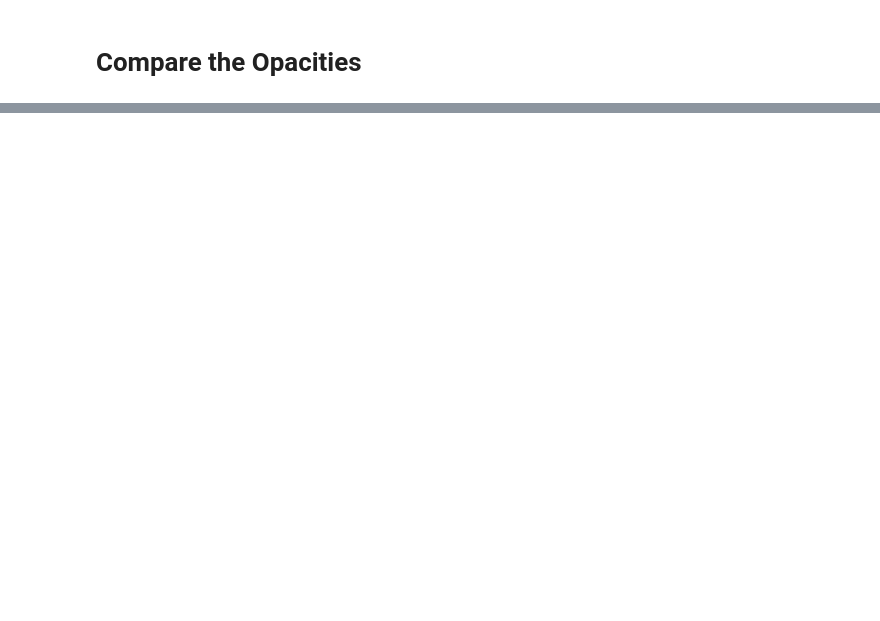
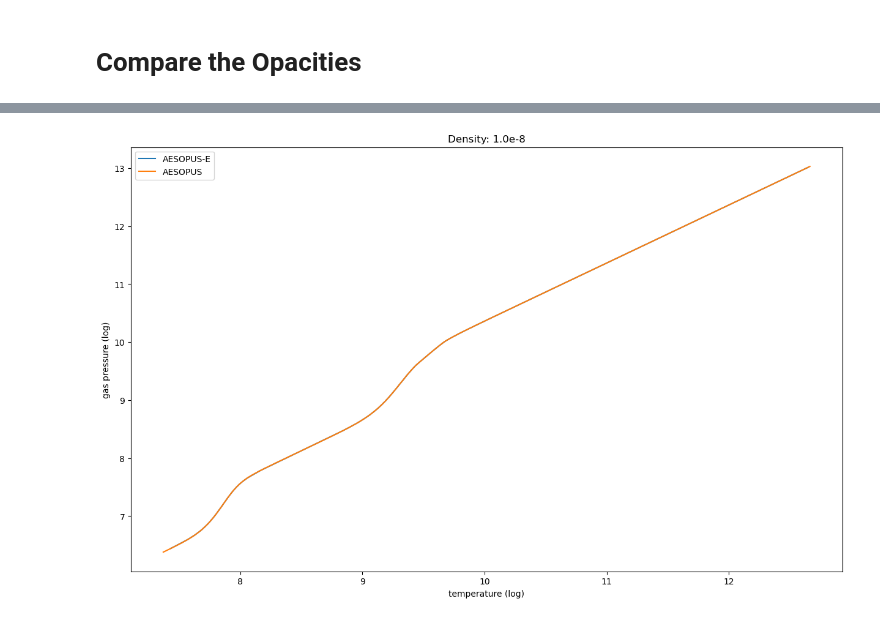
Before and after one commit to pe1995/TSO.jl, a Jupyter notebook: examples/converting_tables/aesopus.ipynb, the cells around one changed output, grey strips where cells are left out. Saved outputs shown, nothing was run; the diff lists cells and outputs as text; code cells hidden in the pictures; blank space fills up the shorter version.

```diff
--- a/examples/converting_tables/aesopus.ipynb
+++ b/examples/converting_tables/aesopus.ipynb
@@ -245,0 +151,17 @@ x + y + z
+# %%
+close()
+
+f, ax = plt.subplots(1, 1, figsize=(15,9))
+
+ax.plot(eosAESO_e.lnT[:, iAESO_e], eosAESO_e.lnPg[:, iAESO_e], label="AESOPUS-E")
+ax.plot(eosAESO.lnT, eosAESO.lnPg[:, iAESO], label="AESOPUS")
+
+ax.set_title("Density: $(rho_test)")
+ax.set_ylabel("gas pressure (log)")
+ax.set_xlabel("temperature (log)")
+
+ax.legend()
+
+gcf()
+# %% [output]
+[figure, added]
```
Also changed, not shown: parts of 24 cells of this notebook, 9 other files.
